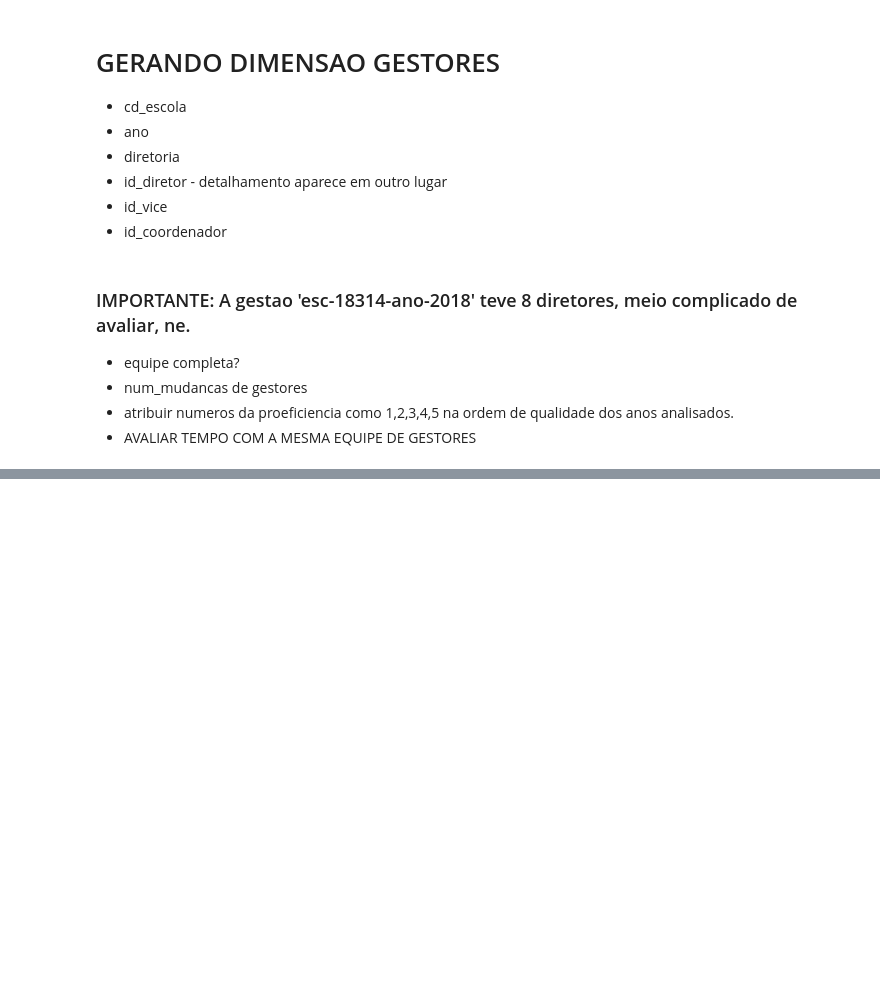
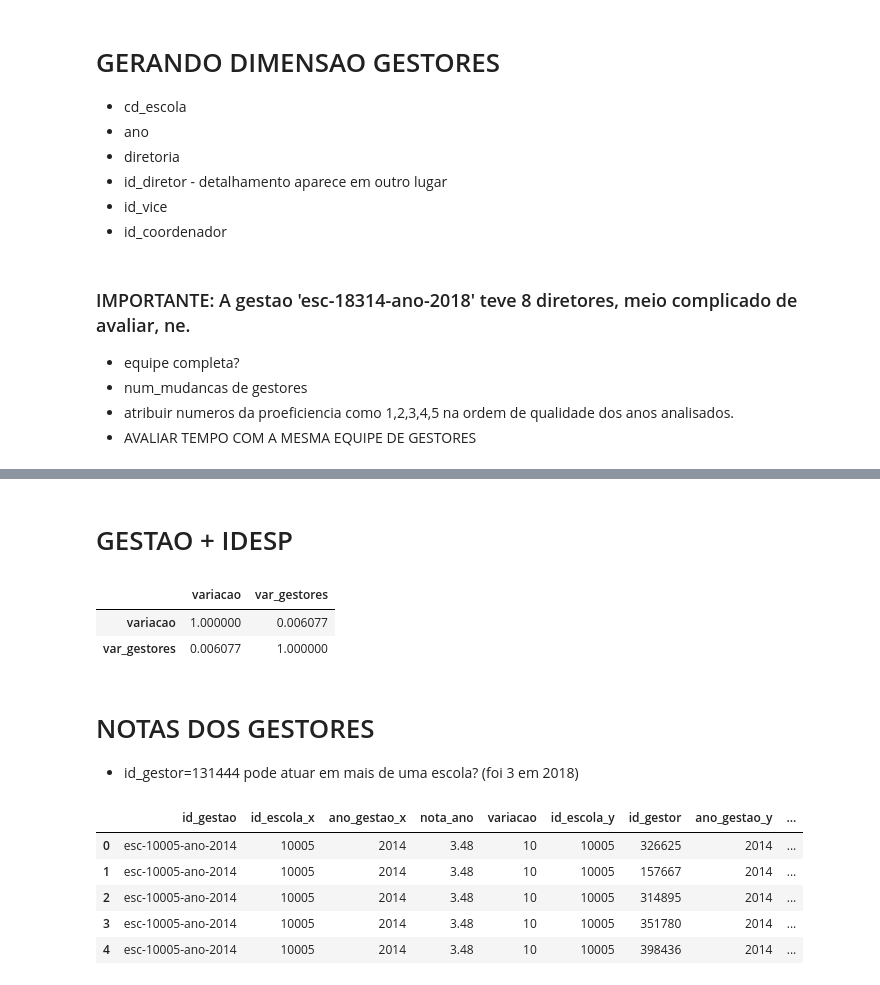
Before and after one commit to vultor33/DesafioSeduc, a Jupyter notebook: Fato_Gestao_SARESP.ipynb, the cells around one changed output, grey strips where cells are left out. Drawn from its saved outputs; the diff is of its cells as text; code cells hidden in the pictures; blank space fills up the shorter version.

Commit message:
adicao das notas dos gestores

```diff
--- a/Fato_Gestao_SARESP.ipynb
+++ b/Fato_Gestao_SARESP.ipynb
@@ -85,3 +78,6 @@ Index(['CODIGO CIE', 'CODIGO INEP', 'DIRETORIA', 'ESCOLA', 'MUNICIPIO',
+# %%
+CRIMPAR_MAX_VARIACAO = 30 # 90%
+CRIMPAR_MIN_VARIACAO = -13 # 10%
 # %%
 LISTA_ANOS = ['2014', '2015', '2016', '2017', '2018']
 LISTA_ANO_ANTERIOR = ['2013', '2014', '2015', '2016', '2017']
@@ -128,4 +124,7 @@ for nome, dados in idesp.groupby('id_gestao'):
     idesp_group['variacao'].append(variacao)
 
 idesp_group = pd.DataFrame(data=idesp_group)
+# %%
+idesp_group.variacao = idesp_group.variacao.apply(lambda x: CRIMPAR_MAX_VARIACAO if x > CRIMPAR_MAX_VARIACAO else x)
+idesp_group.variacao = idesp_group.variacao.apply(lambda x: CRIMPAR_MIN_VARIACAO if x < CRIMPAR_MIN_VARIACAO else x)
 # %%
@@ -312,2 +233,55 @@ collections.Counter(saresp.SERIE_ANO.apply(limpa_serie_ano))
+# %% [markdown]
+# GESTAO + IDESP
+# %%
+cont_gestores = {}
+cont_gestores['id_gestao'] = []
+cont_gestores['id_escola'] = []
+cont_gestores['n_gestores'] = []
+
+for nome, dados in df_gestao.groupby('id_gestao'):
+    n_gestores = len(dados)
+    cont_gestores['id_gestao'].append(nome)
+    cont_gestores['id_escola'].append(dados.id_escola.iloc[0])
+    cont_gestores['n_gestores'].append(n_gestores)
+
+cont_gestores = pd.DataFrame(data=cont_gestores)
+cont_gestores_aux = {}
+cont_gestores_aux['id_escola'] = []
+cont_gestores_aux['mediana'] = []
+for nome, dados in cont_gestores.groupby('id_escola'):
+    cont_gestores_aux['id_escola'].append(dados.id_escola.iloc[0])
+    cont_gestores_aux['mediana'].append(dados.n_gestores.median())
+
+cont_gestores_aux = pd.DataFrame(data=cont_gestores_aux)
+cont_gestores = pd.merge(cont_gestores,
+                  cont_gestores_aux,
+                  on='id_escola')
+cont_gestores['var_gestores'] = result.n_gestores - result.mediana
+
+result = pd.merge(idesp_group,
+                  cont_gestores,
+                  on='id_gestao')
+result.loc[:,['variacao','var_gestores']].corr()
+
+# DIFERENTE DO QUE EU PENSAVA, PARECE QUE ESSE NUMERO ALTO DE GESTORES
+# MAIS OU MENOS NORMAL E NAO IMPACTA MUITO OS RESULTADOS
+# %% [output]
+|  | variacao | var_gestores |
+| variacao | 1.000000 | 0.006077 |
+| var_gestores | 0.006077 | 1.000000 |
+# %% [markdown]
+# NOTAS DOS GESTORES
+- id_gestor=131444 pode atuar em mais de uma escola? (foi 3 em 2018)
+# %%
+result = pd.merge(idesp_group,
+                  df_gestao,
+                  on='id_gestao')
 # %%
-df_saresp.head(5)
+result.head(5)
+# %% [output]
+|  | id_gestao | id_escola_x | ano_gestao_x | nota_ano | variacao | id_escola_y | id_gestor | ano_gestao_y | ... |
+| 0 | esc-10005-ano-2014 | 10005 | 2014 | 3.48 | 10 | 10005 | 326625 | 2014 | ... |
+| 1 | esc-10005-ano-2014 | 10005 | 2014 | 3.48 | 10 | 10005 | 157667 | 2014 | ... |
+| 2 | esc-10005-ano-2014 | 10005 | 2014 | 3.48 | 10 | 10005 | 314895 | 2014 | ... |
+| 3 | esc-10005-ano-2014 | 10005 | 2014 | 3.48 | 10 | 10005 | 351780 | 2014 | ... |
+| 4 | esc-10005-ano-2014 | 10005 | 2014 | 3.48 | 10 | 10005 | 398436 | 2014 | ... |
```
Also changed, not shown: parts of 45 cells of this notebook.
